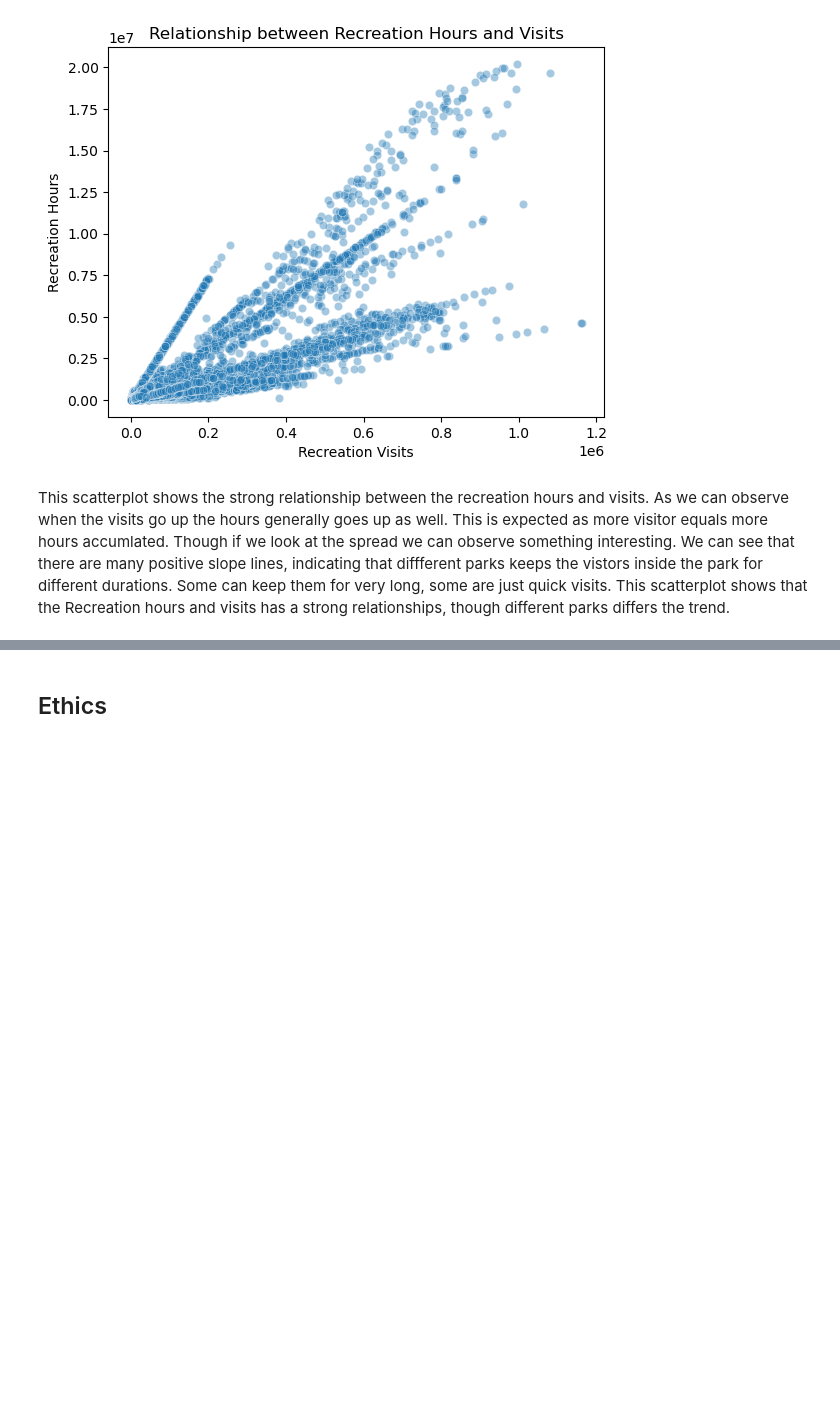
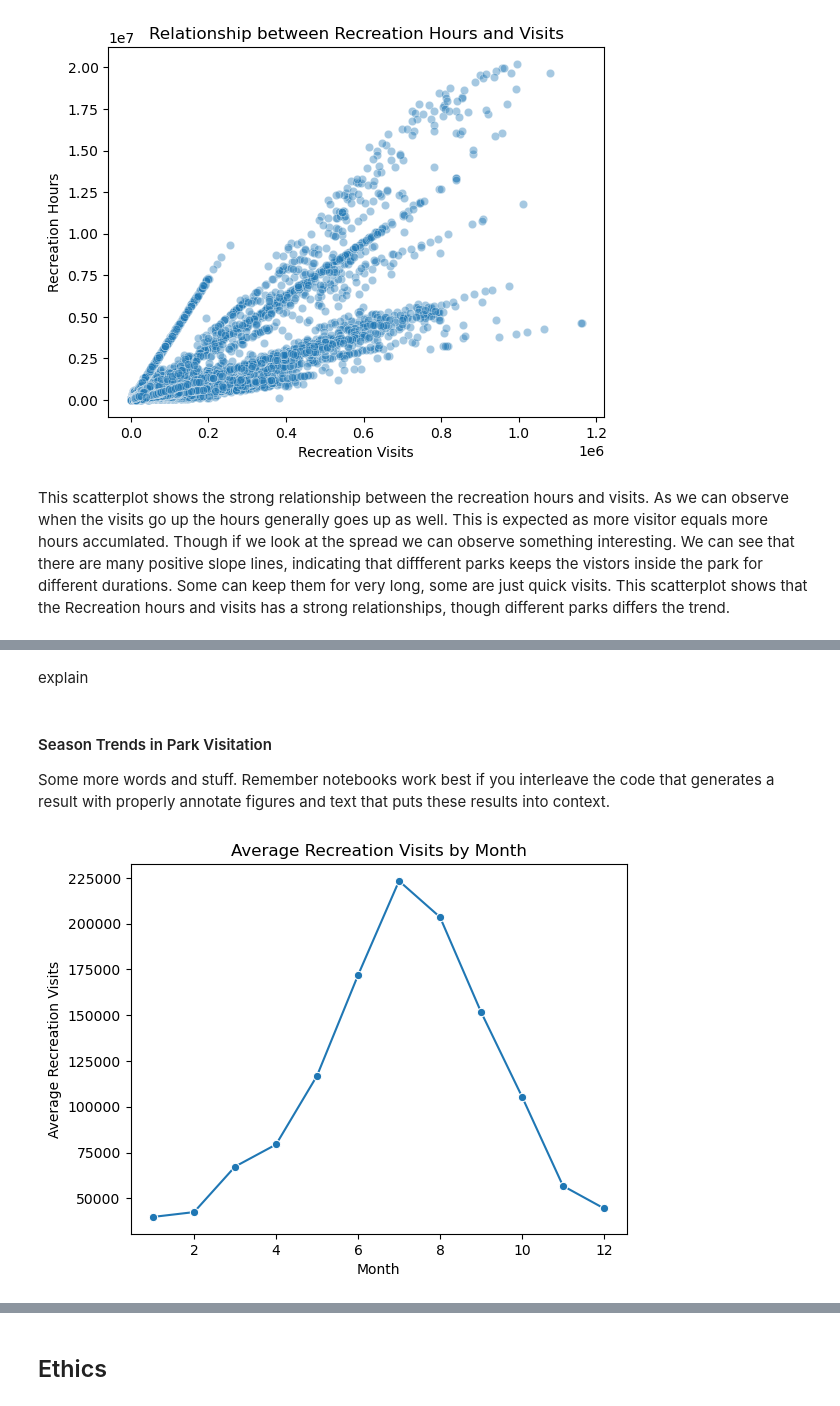
Before and after one commit to COGS108/Group112_WI26, a Jupyter notebook: 02-EDACheckpoint.ipynb, the cells around one changed output, grey strips where cells are left out. Cells and saved outputs as stored; diff of their text form; code cells hidden in the pictures; blank space fills up the shorter version.

```diff
--- a/02-EDACheckpoint.ipynb
+++ b/02-EDACheckpoint.ipynb
@@ -388,0 +404,25 @@ This scatterplot shows the strong relationship between the recreation hours and
+# %% [markdown]
+explain
+# %% [markdown]
+#### Season Trends in Park Visitation
+
+Some more words and stuff.  Remember notebooks work best if you interleave the code that generates a result with properly annotate figures and text that puts these results into context.
+# %%
+monthly_visits = (
+    nps.groupby('Month')['Recreation Visits']
+    .mean()
+    .reset_index()
+)
+
+sns.lineplot(
+    data = monthly_visits,
+    x = 'Month',
+    y = 'Recreation Visits',
+    marker = 'o'
+)
+plt.title('Average Recreation Visits by Month')
+plt.xlabel('Month')
+plt.ylabel('Average Recreation Visits')
+plt.show()
+# %% [output]
+[figure, added]
```
Also changed, not shown: parts of 5 cells of this notebook.
